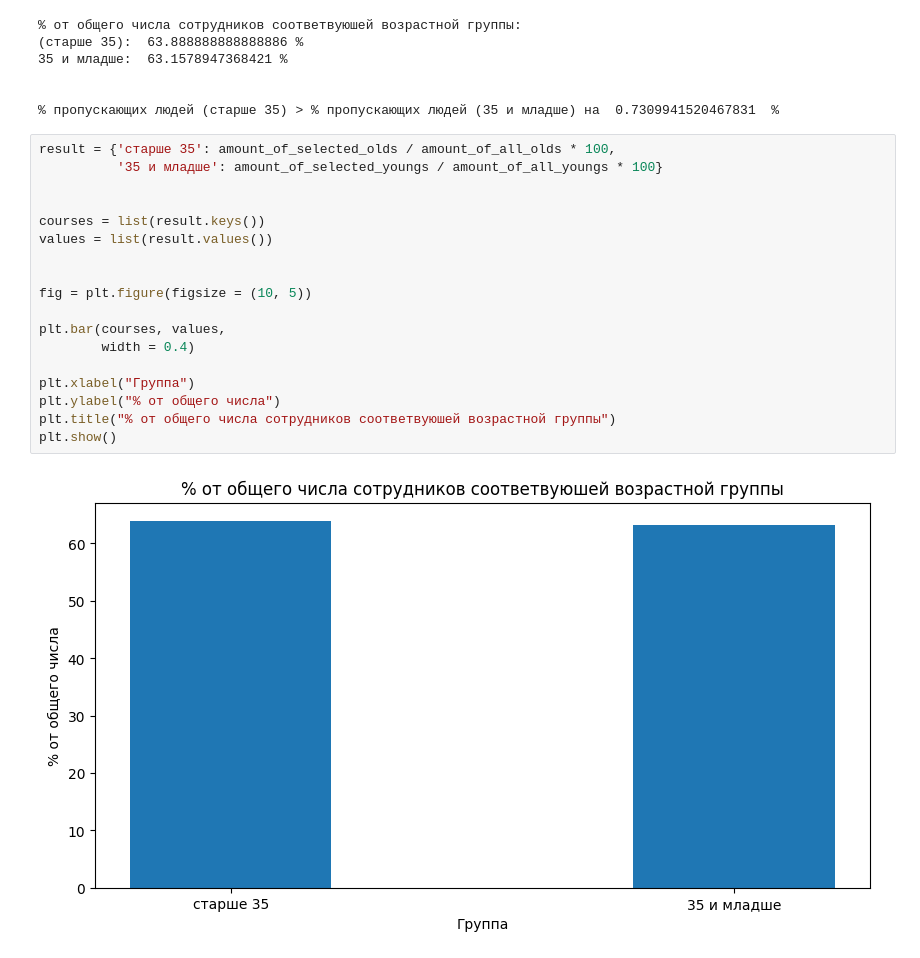
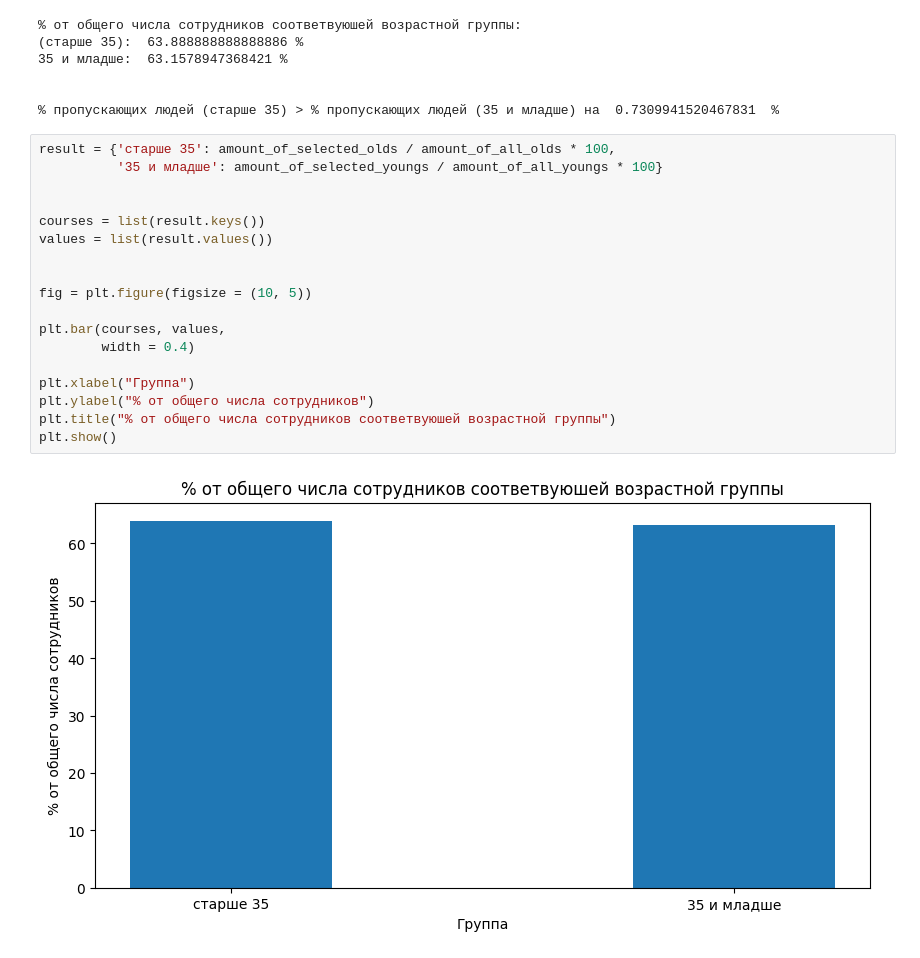
Before and after one commit to CepbluKot/mtech_test, a Jupyter notebook: main.ipynb, the cells around one changed output. Drawn from its saved outputs; the diff is of its cells as text.

```diff
--- a/main.ipynb
+++ b/main.ipynb
@@ -153,20 +199,20 @@ else:
 # %%
 result = {'старше 35': amount_of_selected_olds / amount_of_all_olds * 100,
           '35 и младше': amount_of_selected_youngs / amount_of_all_youngs * 100}
 
 
 courses = list(result.keys())
 values = list(result.values())
 
 
 fig = plt.figure(figsize = (10, 5))
 
 plt.bar(courses, values,
         width = 0.4)
 
 plt.xlabel("Группа")
-plt.ylabel("% от общего числа")
+plt.ylabel("% от общего числа сотрудников")
 plt.title("% от общего числа сотрудников соответвуюшей возрастной группы")
 plt.show()
 # %% [output]
-[figure, old version]
+[figure, new version]
```
Also changed, not shown: parts of 12 cells of this notebook.
